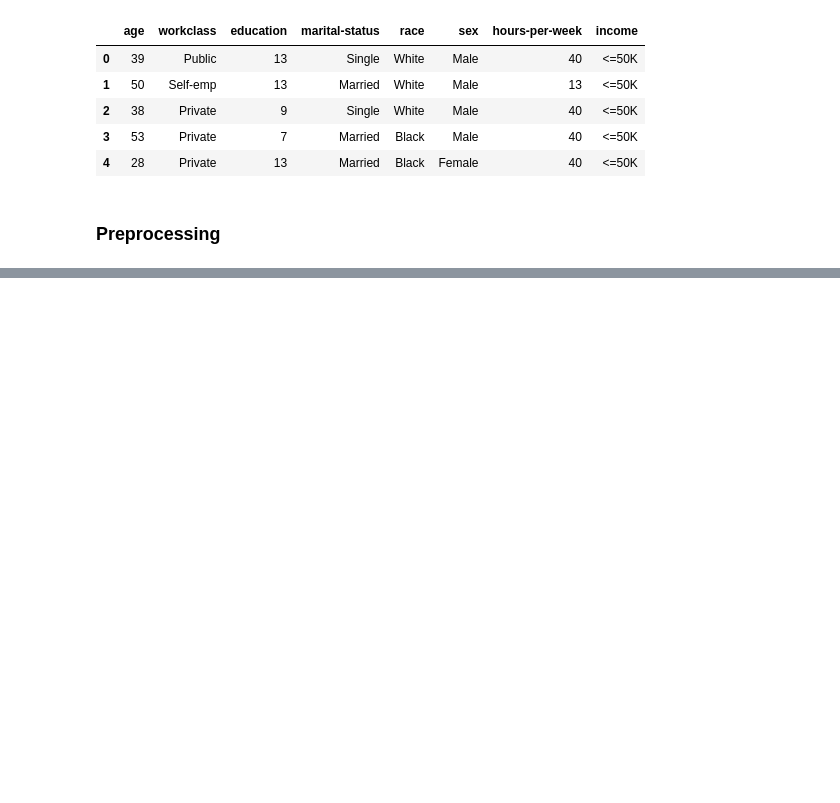
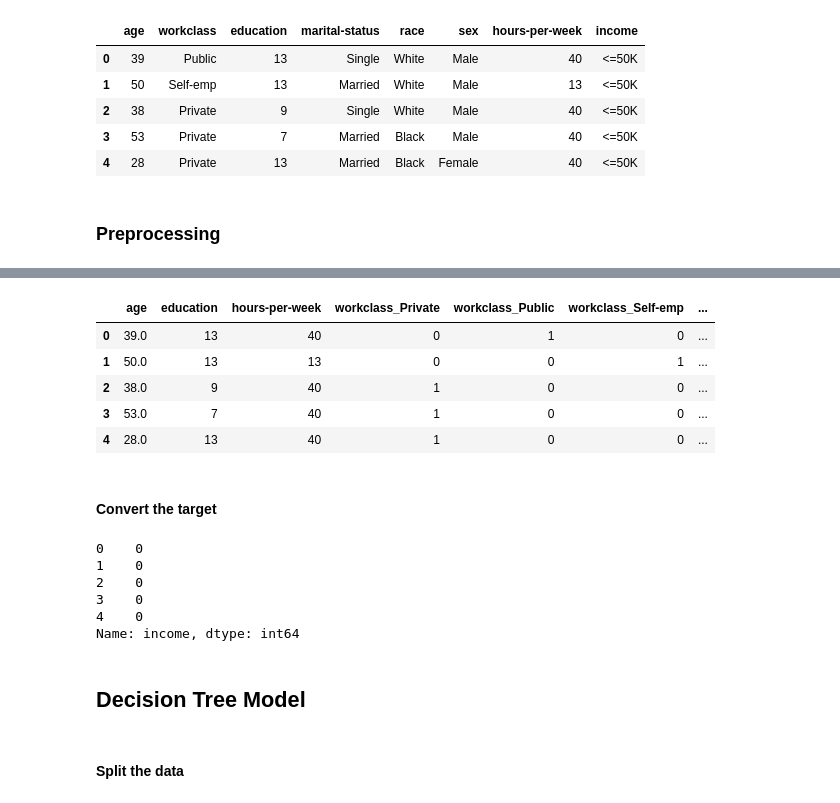
Before and after one commit to andreirotaruu/ML, a Jupyter notebook: ml_class/decision_tree/assignment_3.ipynb, the cells around one changed output, grey strips where cells are left out. Cells and saved outputs as stored; diff of their text form; code cells hidden in the pictures; blank space fills up the shorter version.

Commit message:
implemented decision tree for assingment 3

```diff
--- a/ml_class/decision_tree/assignment_3.ipynb
+++ b/ml_class/decision_tree/assignment_3.ipynb
@@ -21,4 +22,8 @@ df.head()
 # %% [markdown]
 ### Preprocessing
 # %%
+#replace ? with nan
 df_clean = df.replace("?", np.nan)
+#change age to numeric values
+df_clean["age"] = pd.to_numeric(df_clean["age"], errors="coerce")
+df_clean.isna().sum()
@@ -24,0 +42,7 @@ df_clean = df.replace("?", np.nan)
+# %%
+#drop the na values for age
+df_clean = df_clean.dropna(subset=["age"])
+#fill na values for workclass with "unknown"
+df_clean["workclass"] = df_clean["workclass"].fillna("Unknown")
+
+df_clean.isna().sum()
@@ -24,0 +61,6 @@ df_clean = df.replace("?", np.nan)
+# %%
+#seperate the features and target
+X = df_clean.drop(columns=["income"])
+y = df_clean["income"]
+
+X.dtypes
@@ -24,0 +76,33 @@ df_clean = df.replace("?", np.nan)
+# %%
+#one hot encoding
+X = pd.get_dummies(
+    X,
+    columns=["workclass", "marital-status", "race", "sex"],
+    dtype=int
+)
+
+X.head()
+# %% [output]
+|  | age | education | hours-per-week | workclass_Private | workclass_Public | workclass_Self-emp | ... |
+| 0 | 39.0 | 13 | 40 | 0 | 1 | 0 | ... |
+| 1 | 50.0 | 13 | 13 | 0 | 0 | 1 | ... |
+| 2 | 38.0 | 9 | 40 | 1 | 0 | 0 | ... |
+| 3 | 53.0 | 7 | 40 | 1 | 0 | 0 | ... |
+| 4 | 28.0 | 13 | 40 | 1 | 0 | 0 | ... |
+# %% [markdown]
+#### Convert the target
+# %%
+#map the age columns based on salary over and under 50k salary
+y = y.map({"<=50K": 0, ">50K": 1})
+y.head()
+# %% [output]
+0    0
+1    0
+2    0
+3    0
+4    0
+Name: income, dtype: int64
+# %% [markdown]
+## Decision Tree Model
+# %% [markdown]
+#### Split the data
```
Also changed, not shown: parts of 15 cells of this notebook.
